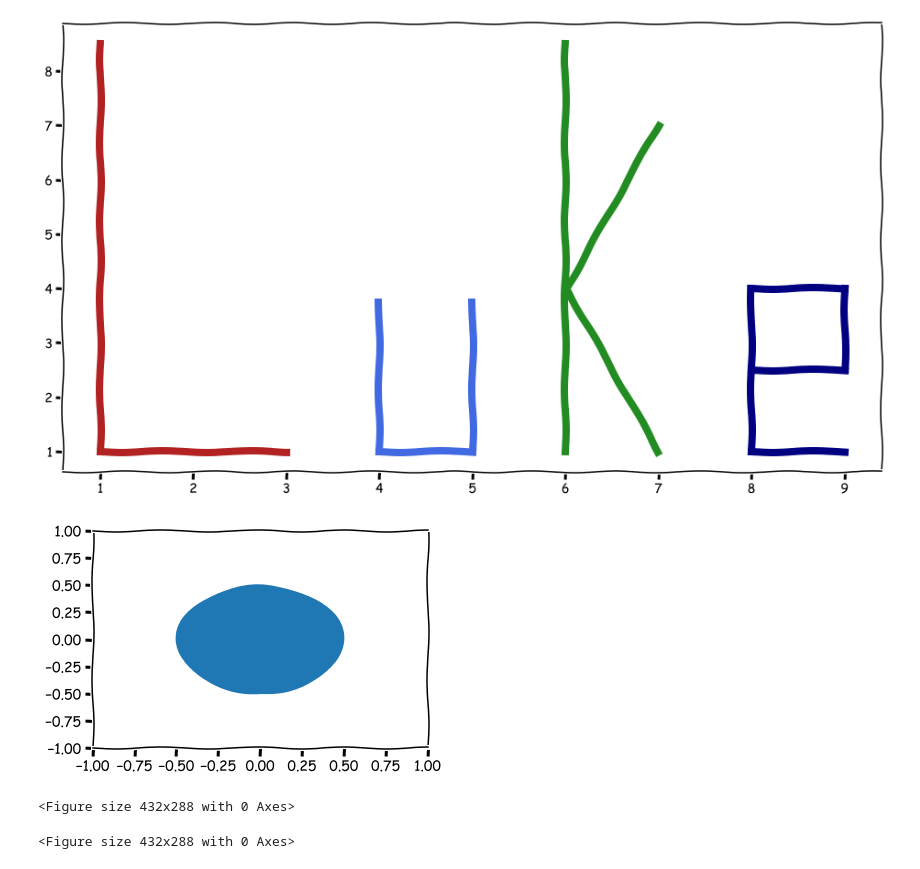
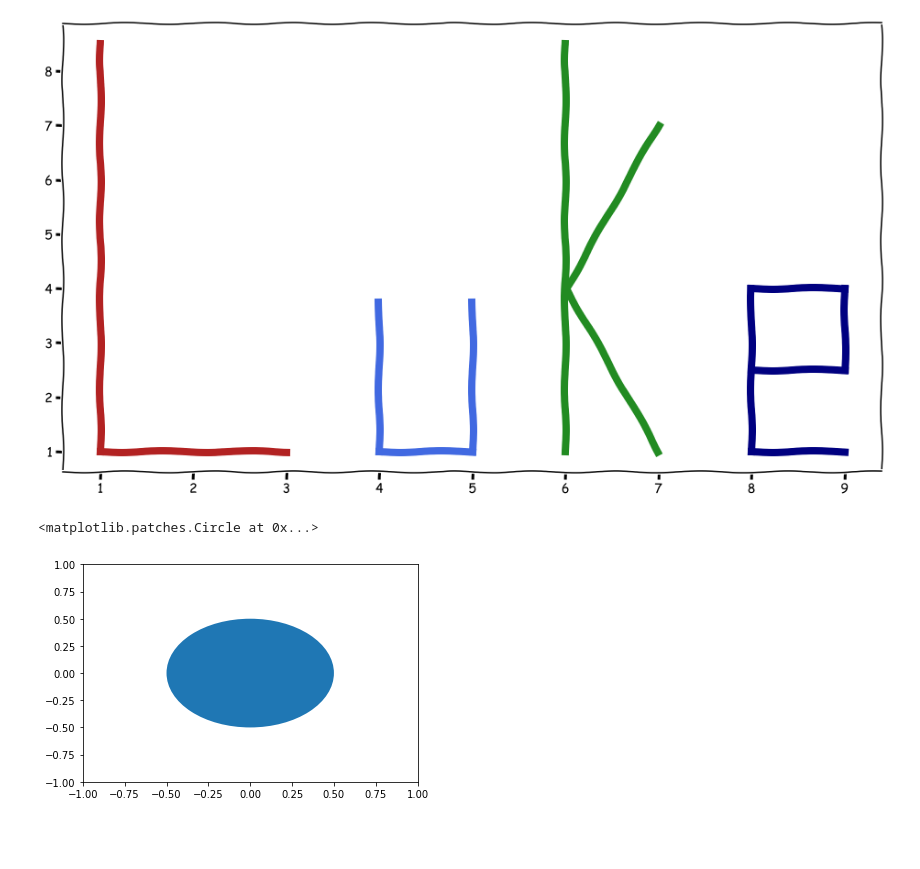
Before and after one commit to lukewbecker/numpy-pandas-visualization-exercises, a Jupyter notebook: big_o_notation.ipynb, the cells around one changed output. Cells and saved outputs as stored; diff of their text form; code cells hidden in the pictures; blank space fills up the shorter version.

Commit message:
updates to plotting

```diff
--- a/big_o_notation.ipynb
+++ b/big_o_notation.ipynb
@@ -226,24 +226,13 @@ plt.show()
 # %%
 # Drawing circles
 # %%
-with plt.xkcd():
-    fig, ax = plt.subplots()
 
-    ax.set(xlim=(-1, 1), ylim = (-1, 1))
+fig, ax = plt.subplots()
 
-    a_circle = plt.Circle((0, 0), .5)
-    ax.add_artist(a_circle)
+ax.set(xlim=(-1, 1), ylim = (-1, 1))
+
+a_circle = plt.Circle((0, 0), .5)
+ax.add_artist(a_circle)
 # %% [output]
+<matplotlib.patches.Circle at 0x...>
-[figure, old version]
+[figure, new version]
-# %%
-with plt.xkcd():
-    # This figure will be in XKCD-style
-    fig1 = plt.figure()
-    # ...
-
-# This figure will be in regular style
-fig2 = plt.figure()
-plt.show()
-# %% [output]
-<Figure size 432x288 with 0 Axes>
-<Figure size 432x288 with 0 Axes>
```
Also changed, not shown: parts of 3 cells of this notebook.
